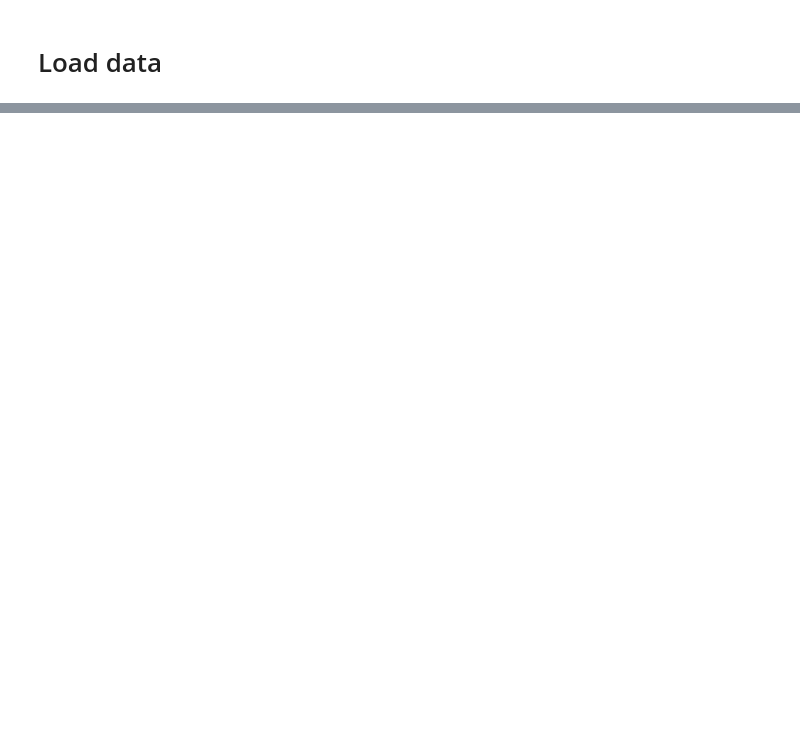
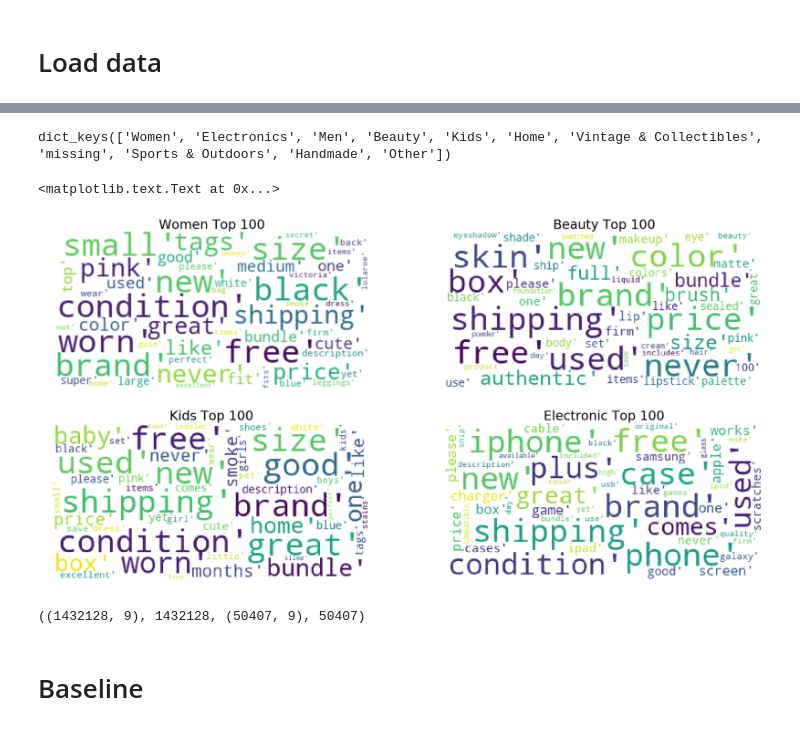
Before and after one commit to SoftServeSAG/retail_price_analytics, a Jupyter notebook: price_recommendation_text/data_preprocessing.ipynb, the cells around one changed output, grey strips where cells are left out. Cells and saved outputs as stored; diff of their text form; code cells hidden in the pictures; blank space fills up the shorter version.

```diff
--- a/price_recommendation_text/data_preprocessing.ipynb
+++ b/price_recommendation_text/data_preprocessing.ipynb
@@ -59,0 +215,9 @@ train.drop(['price'], axis=1, inplace=True)
+# %%
+# group the tokens by category and display the top 10 most frequent tokens
+def keywords(category, data=train, number=10):
+    alltokens = [item for tokens in data[data['category'] == category]['desc_tokens'].values for item in tokens]
+    return Counter(alltokens).most_common(number)
+
+for category in set(train['category']):
+    print('category :', category)
+    print('top 10 keywords:', keywords(category))
@@ -59,0 +242,52 @@ train.drop(['price'], axis=1, inplace=True)
+# %%
+general_categories = set(train['category'])
+category_description = {category:keywords(category, number=100) for category in general_categories}
+category_description.keys()
+# %% [output]
+dict_keys(['Women', 'Electronics', 'Men', 'Beauty', 'Kids', 'Home', 'Vintage & Collectibles', 'missing', 'Sports & Outdoors', 'Handmade', 'Other'])
+# %%
+def generate_wordcloud(tup):
+    wordcloud = WordCloud(background_color='white',
+                          max_words=50, max_font_size=40,
+                          random_state=42
+                         ).generate(str(tup))
+    return wordcloud
+
+fig,axes = plt.subplots(2, 2, figsize=(30, 15))
+
+ax = axes[0, 0]
+ax.imshow(generate_wordcloud(category_description['Women']), interpolation="bilinear")
+ax.axis('off')
+ax.set_title("Women Top 100", fontsize=30)
+
+ax = axes[0, 1]
+ax.imshow(generate_wordcloud(category_description['Beauty']))
+ax.axis('off')
+ax.set_title("Beauty Top 100", fontsize=30)
+
+ax = axes[1, 0]
+ax.imshow(generate_wordcloud(category_description['Kids']))
+ax.axis('off')
+ax.set_title("Kids Top 100", fontsize=30)
+
+ax = axes[1, 1]
+ax.imshow(generate_wordcloud(category_description['Electronics']))
+ax.axis('off')
+ax.set_title("Electronic Top 100", fontsize=30)
+# %% [output]
+<matplotlib.text.Text at 0x...>
+[figure, added]
+# %%
+#define data_train and data_test
+from sklearn.model_selection import train_test_split
+
+X_train, X_test, y_train, y_test = train_test_split(train, y_target_log,
+                                                    test_size=0.034,
+                                                    random_state=42,
+                                                   stratify='category_name')
+
+X_train.shape, len(y_train), X_test.shape, len(y_test)
+# %% [output]
+((1432128, 9), 1432128, (50407, 9), 50407)
+# %% [markdown]
+# Baseline
```
Also changed, not shown: parts of 20 cells of this notebook, 1 other file.
